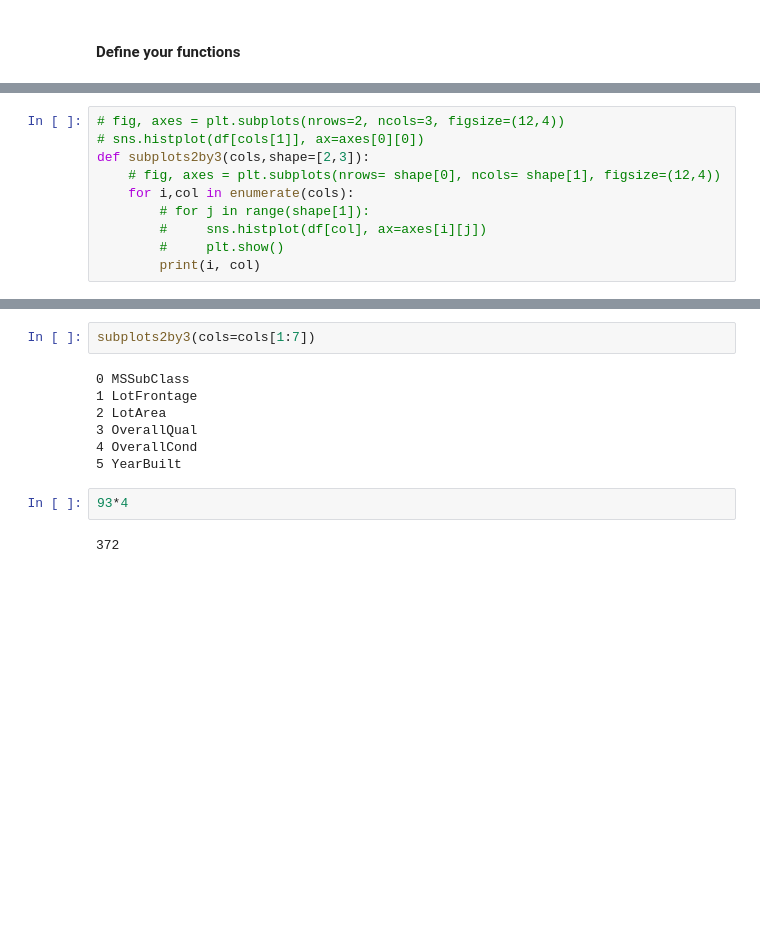
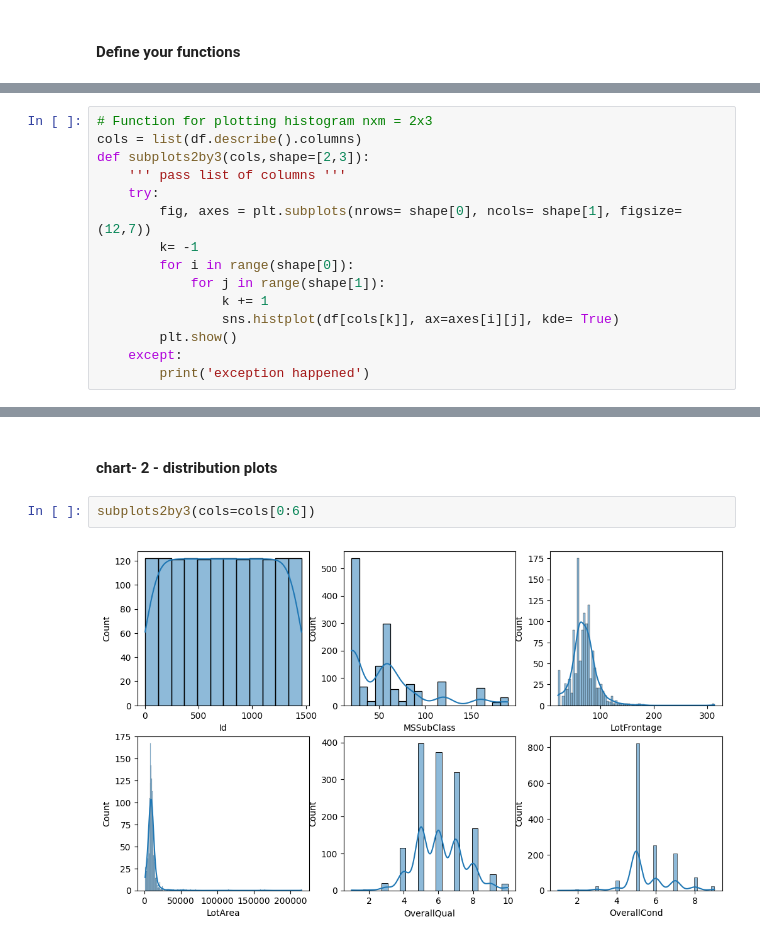
Before and after one commit to mdismailquraishicse/house_price_prediction_kaggle, a Jupyter notebook: house_price_prediction.ipynb, the cells around one changed output, grey strips where cells are left out. Drawn from its saved outputs; the diff is of its cells as text; blank space fills up the shorter version.

Commit message:
8 visualization done

```diff
--- a/house_price_prediction.ipynb
+++ b/house_price_prediction.ipynb
@@ -295,10 +289,15 @@ cols = list(df.describe().columns)
 # %%
-# fig, axes = plt.subplots(nrows=2, ncols=3, figsize=(12,4))
-# sns.histplot(df[cols[1]], ax=axes[0][0])
+# Function for plotting histogram nxm = 2x3
+cols = list(df.describe().columns)
 def subplots2by3(cols,shape=[2,3]):
-    # fig, axes = plt.subplots(nrows= shape[0], ncols= shape[1], figsize=(12,4))
-    for i,col in enumerate(cols):
-        # for j in range(shape[1]):
-        #     sns.histplot(df[col], ax=axes[i][j])
-        #     plt.show()
-        print(i, col)
+    ''' pass list of columns '''
+    try:
+        fig, axes = plt.subplots(nrows= shape[0], ncols= shape[1], figsize=(12,7))
+        k= -1
+        for i in range(shape[0]):
+            for j in range(shape[1]):
+                k += 1
+                sns.histplot(df[cols[k]], ax=axes[i][j], kde= True)
+        plt.show()
+    except:
+        print('exception happened')
@@ -305,13 +312,6 @@ def subplots2by3(cols,shape=[2,3]):
+# %% [markdown]
+#### chart- 2 - distribution plots
 # %%
-subplots2by3(cols=cols[1:7])
+subplots2by3(cols=cols[0:6])
 # %% [output]
-0 MSSubClass
-1 LotFrontage
-2 LotArea
-3 OverallQual
-4 OverallCond
-5 YearBuilt
+[figure, added]
-# %%
-93*4
-# %% [output]
-372
```
Also changed, not shown: parts of 18 cells of this notebook.
